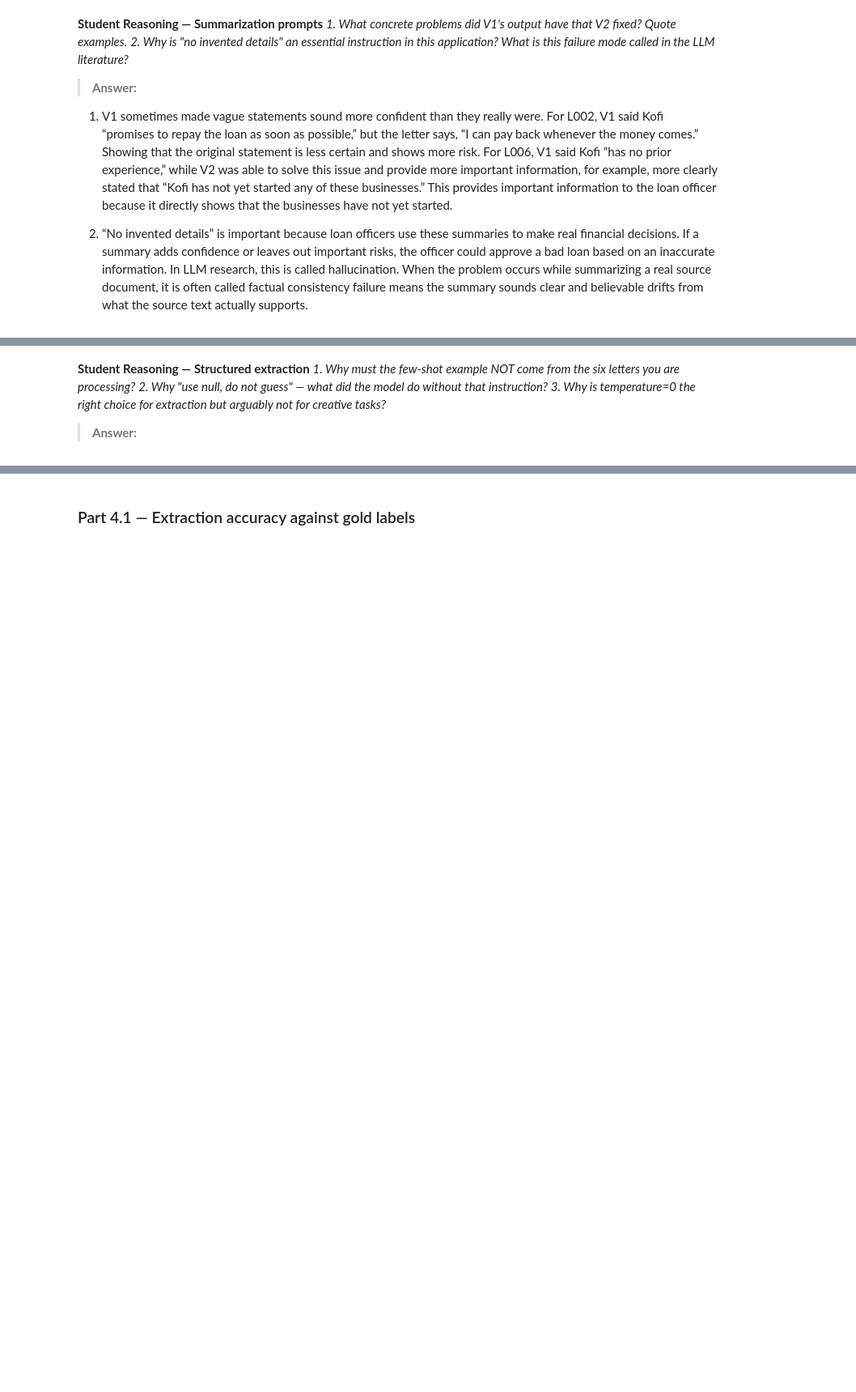
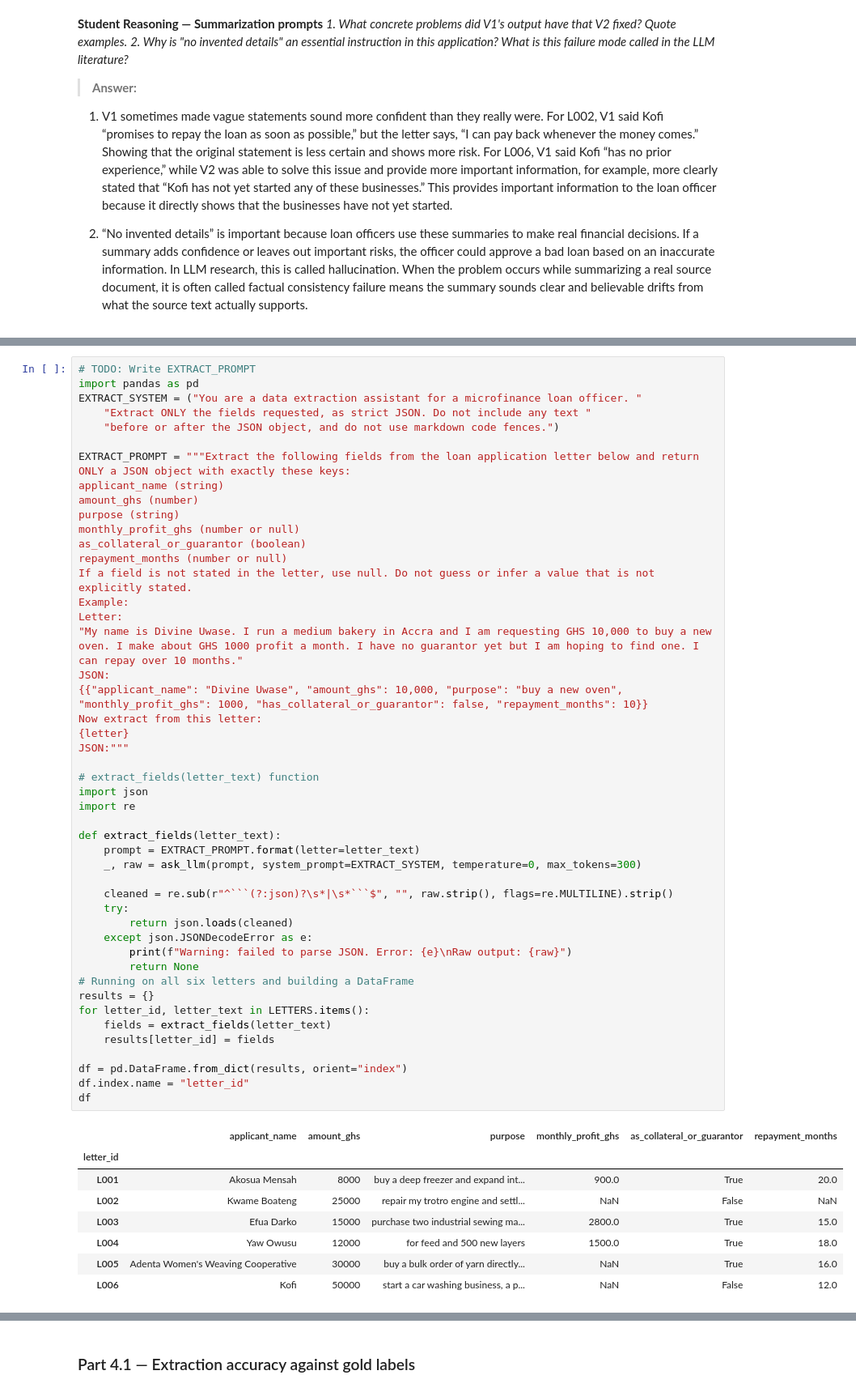
Before and after one commit to DivineUI/lab-4-llm-decision-support, a Jupyter notebook: lab_4.ipynb, the cells around one changed output, grey strips where cells are left out. Shown at 81% size. Cells and saved outputs as stored; diff of their text form; blank space fills up the shorter version.

Commit message:
Part 3.2 — Component 2: Structured extraction (JSON)

````diff
--- a/lab_4.ipynb
+++ b/lab_4.ipynb
@@ -302,7 +283,56 @@ Downstream software cannot read prose. Extract the fields in `GOLD` as strict JS
-# %% [markdown]
-**Student Reasoning — Structured extraction**
-*1. Why must the few-shot example NOT come from the six letters you are processing?*
-*2. Why "use null, do not guess" — what did the model do without that instruction?*
-*3. Why is temperature=0 the right choice for extraction but arguably not for creative tasks?*
-
-> **Answer:**
+# %%
+# TODO: Write EXTRACT_PROMPT
+import pandas as pd
+EXTRACT_SYSTEM = ("You are a data extraction assistant for a microfinance loan officer. "
+    "Extract ONLY the fields requested, as strict JSON. Do not include any text "
+    "before or after the JSON object, and do not use markdown code fences.")
+
+EXTRACT_PROMPT = """Extract the following fields from the loan application letter below and return ONLY a JSON object with exactly these keys:
+applicant_name (string)
+amount_ghs (number)
+purpose (string)
+monthly_profit_ghs (number or null)
+as_collateral_or_guarantor (boolean)
+repayment_months (number or null)
+If a field is not stated in the letter, use null. Do not guess or infer a value that is not explicitly stated.
+Example:
+Letter:
+"My name is Divine Uwase. I run a medium bakery in Accra and I am requesting GHS 10,000 to buy a new oven. I make about GHS 1000 profit a month. I have no guarantor yet but I am hoping to find one. I can repay over 10 months."
+JSON:
+{{"applicant_name": "Divine Uwase", "amount_ghs": 10,000, "purpose": "buy a new oven", "monthly_profit_ghs": 1000, "has_collateral_or_guarantor": false, "repayment_months": 10}}
+Now extract from this letter:
+{letter}
+JSON:"""
+
+# extract_fields(letter_text) function
+import json
+import re
+
+def extract_fields(letter_text):
+    prompt = EXTRACT_PROMPT.format(letter=letter_text)
+    _, raw = ask_llm(prompt, system_prompt=EXTRACT_SYSTEM, temperature=0, max_tokens=300)
+
+    cleaned = re.sub(r"^```(?:json)?\s*|\s*```$", "", raw.strip(), flags=re.MULTILINE).strip()
+    try:
+        return json.loads(cleaned)
+    except json.JSONDecodeError as e:
+        print(f"Warning: failed to parse JSON. Error: {e}\nRaw output: {raw}")
+        return None
+# Running on all six letters and building a DataFrame
+results = {}
+for letter_id, letter_text in LETTERS.items():
+    fields = extract_fields(letter_text)
+    results[letter_id] = fields
+
+df = pd.DataFrame.from_dict(results, orient="index")
+df.index.name = "letter_id"
+df
+# %% [output]
+|  | applicant_name | amount_ghs | purpose | monthly_profit_ghs | as_collateral_or_guarantor | repayment_months |
+| letter_id |  |  |  |  |  |  |
+| L001 | Akosua Mensah | 8000 | buy a deep freezer and expand int... | 900.0 | True | 20.0 |
+| L002 | Kwame Boateng | 25000 | repair my trotro engine and settl... | NaN | False | NaN |
+| L003 | Efua Darko | 15000 | purchase two industrial sewing ma... | 2800.0 | True | 15.0 |
+| L004 | Yaw Owusu | 12000 | for feed and 500 new layers | 1500.0 | True | 18.0 |
+| L005 | Adenta Women's Weaving Cooperative | 30000 | buy a bulk order of yarn directly... | NaN | True | 16.0 |
+| L006 | Kofi | 50000 | start a car washing business, a p... | NaN | False | 12.0 |
````
Also changed, not shown: parts of 6 cells of this notebook.
